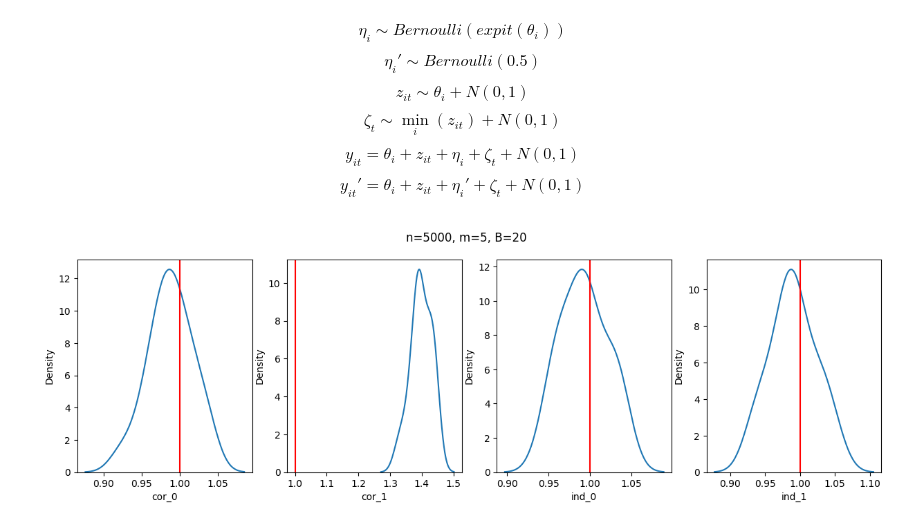
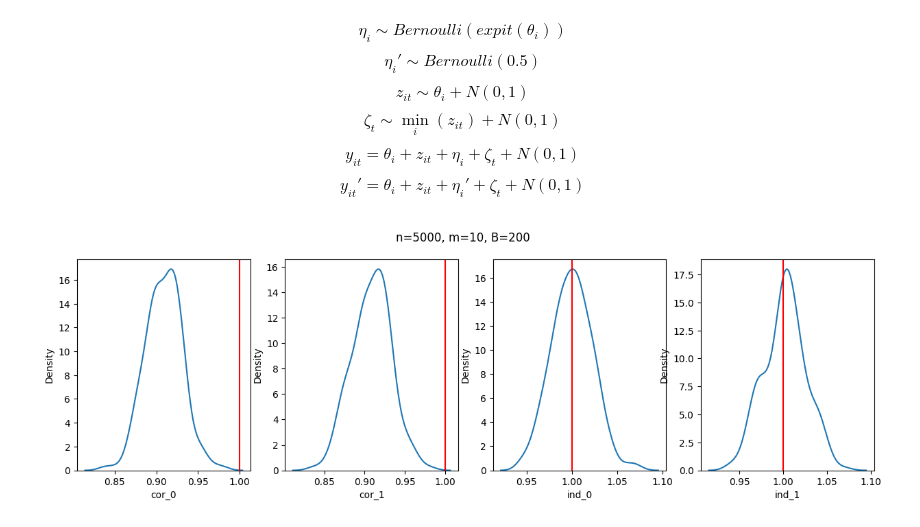
Before and after one commit to xjxjcldk9/NPMLE, a Jupyter notebook: notebooks/simulation_panel.ipynb, the cells around one changed output. Cells and saved outputs as stored; diff of their text form; code cells hidden in the pictures.

Commit message:
separate_city minimal

```diff
--- a/notebooks/simulation_panel.ipynb
+++ b/notebooks/simulation_panel.ipynb
@@ -188,8 +129,8 @@ def plot_kde(repeat_dict, fname=None):
     if fname:
         fig.savefig(fname)
 # %%
-repeat_dict = repeat_separate(5000, 5, 20)
+repeat_dict = repeat_separate(5000, 10, 200)
 #base case會對
 plot_kde(repeat_dict)
 # %% [output]
-[figure, old version]
+[figure, new version]
```
Also changed, not shown: parts of 2 cells of this notebook, 1 other file.
